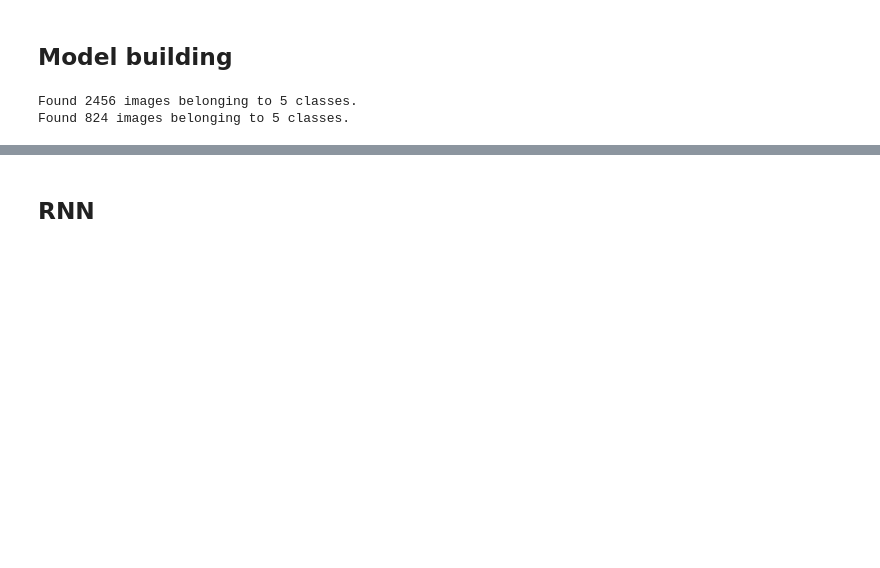
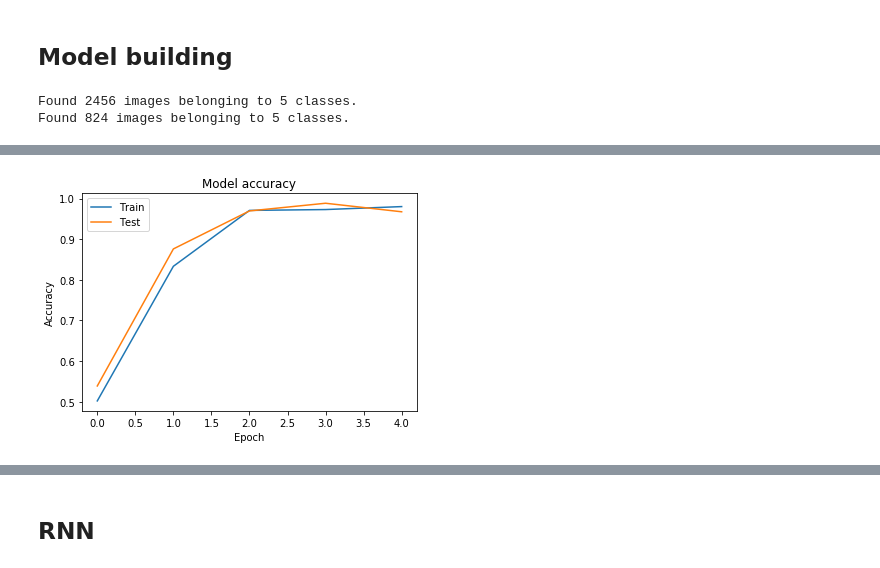
Before and after one commit to Stepess/neural_network, a Jupyter notebook: neural_networks.ipynb, the cells around one changed output, grey strips where cells are left out. Saved outputs shown, nothing was run; the diff lists cells and outputs as text; code cells hidden in the pictures; blank space fills up the shorter version.

```diff
--- a/neural_networks.ipynb
+++ b/neural_networks.ipynb
@@ -271,0 +299,4 @@ Epoch 5/5
+# %%
+plot_acc_history(cnn_history)
+# %% [output]
+[figure, added]
```
Also changed, not shown: parts of 21 cells of this notebook.
